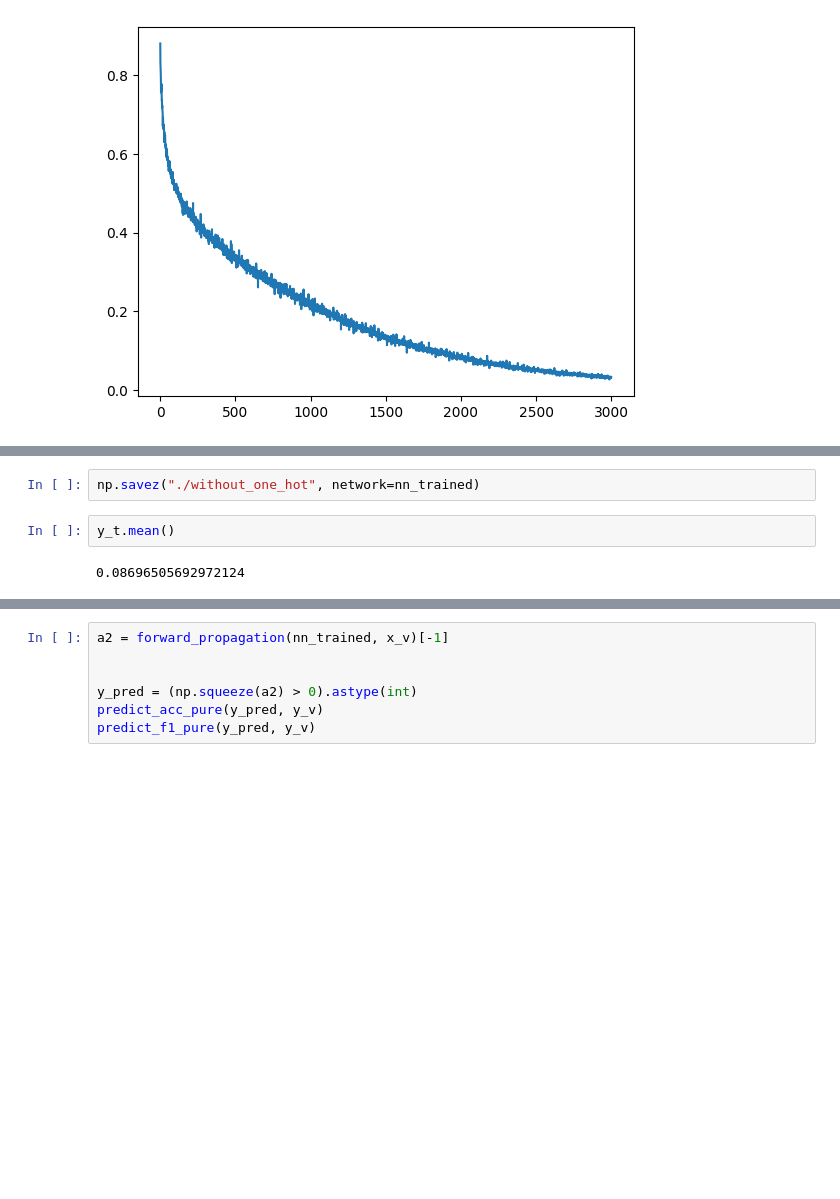
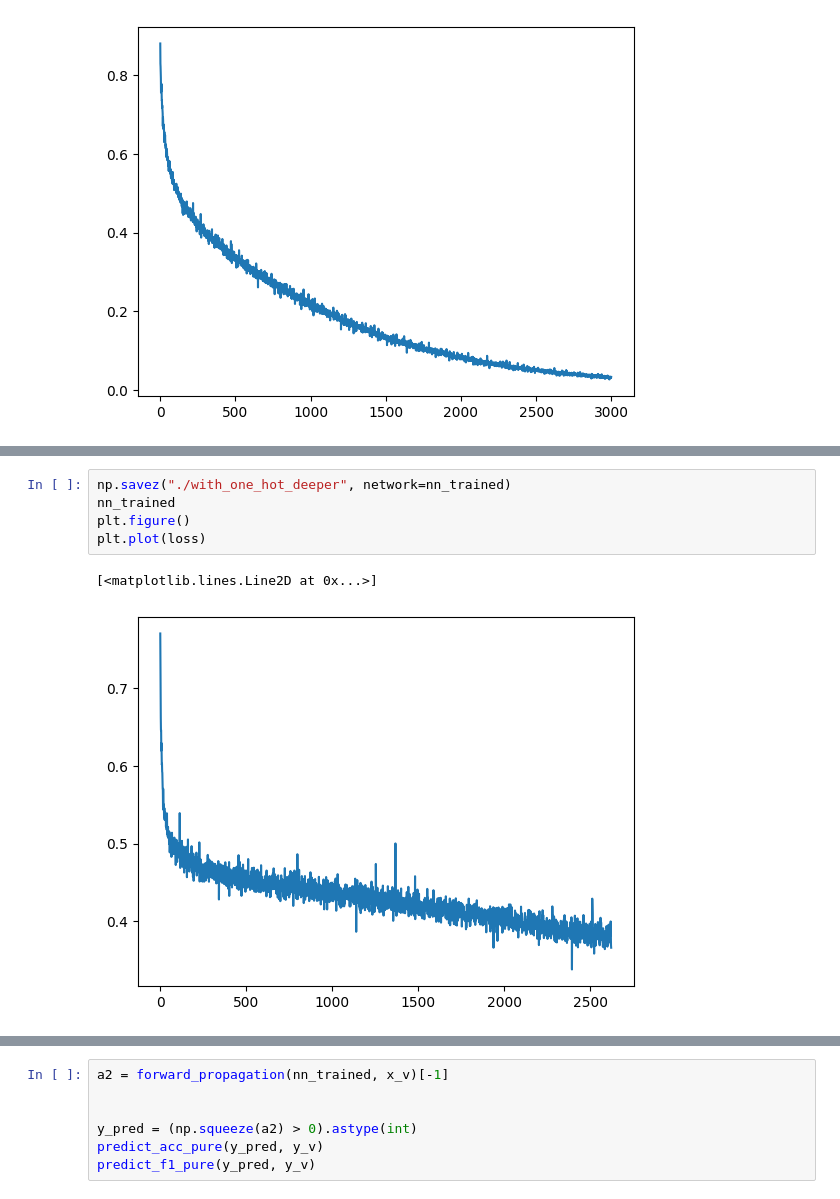
Before and after one commit to Ivonne320/ML_proj, a Jupyter notebook: project1/data_glance.ipynb, the cells around one changed output, grey strips where cells are left out. Saved outputs shown, nothing was run; the diff lists cells and outputs as text; blank space fills up the shorter version.

```diff
--- a/project1/data_glance.ipynb
+++ b/project1/data_glance.ipynb
@@ -284,6 +279,8 @@ The recall is: 0.8939
 # %%
-np.savez("./without_one_hot", network=nn_trained)
+np.savez("./with_one_hot_deeper", network=nn_trained)
+nn_trained
+plt.figure()
+plt.plot(loss)
+# %% [output]
+[<matplotlib.lines.Line2D at 0x...>]
+[figure, added]
-# %%
-y_t.mean()
-# %% [output]
-0.08696505692972124
```
Also changed, not shown: parts of 6 cells of this notebook, 5 other files.
